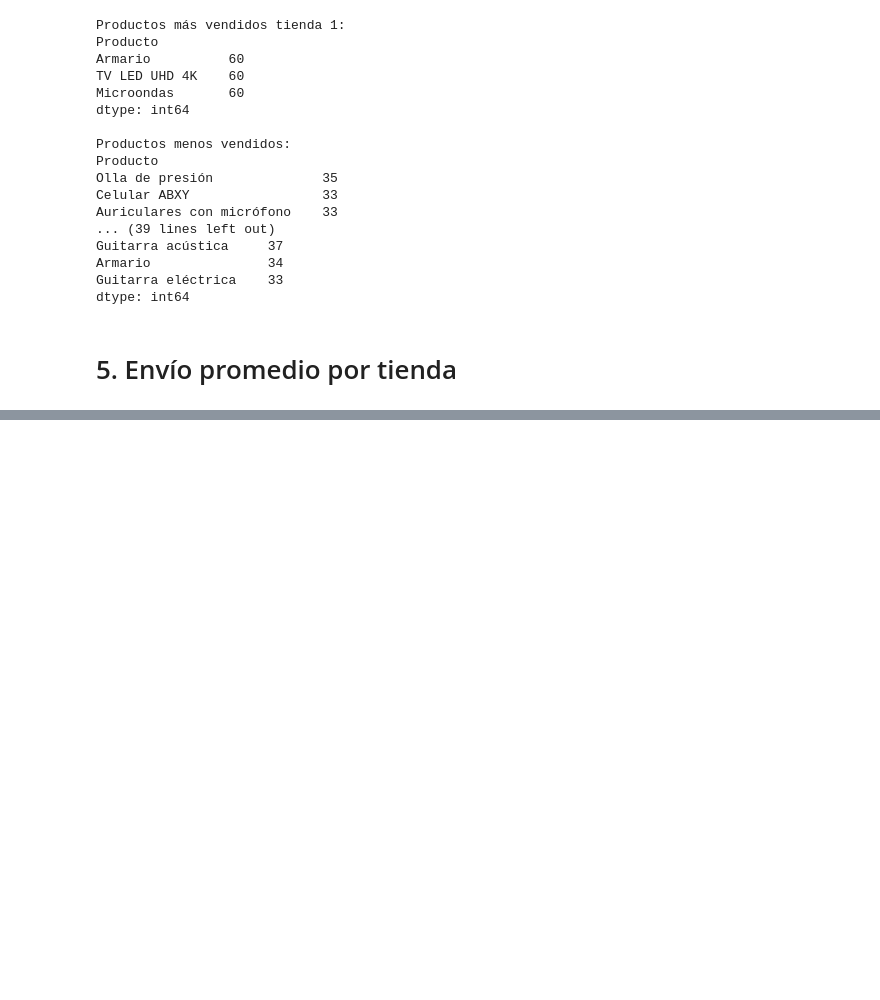
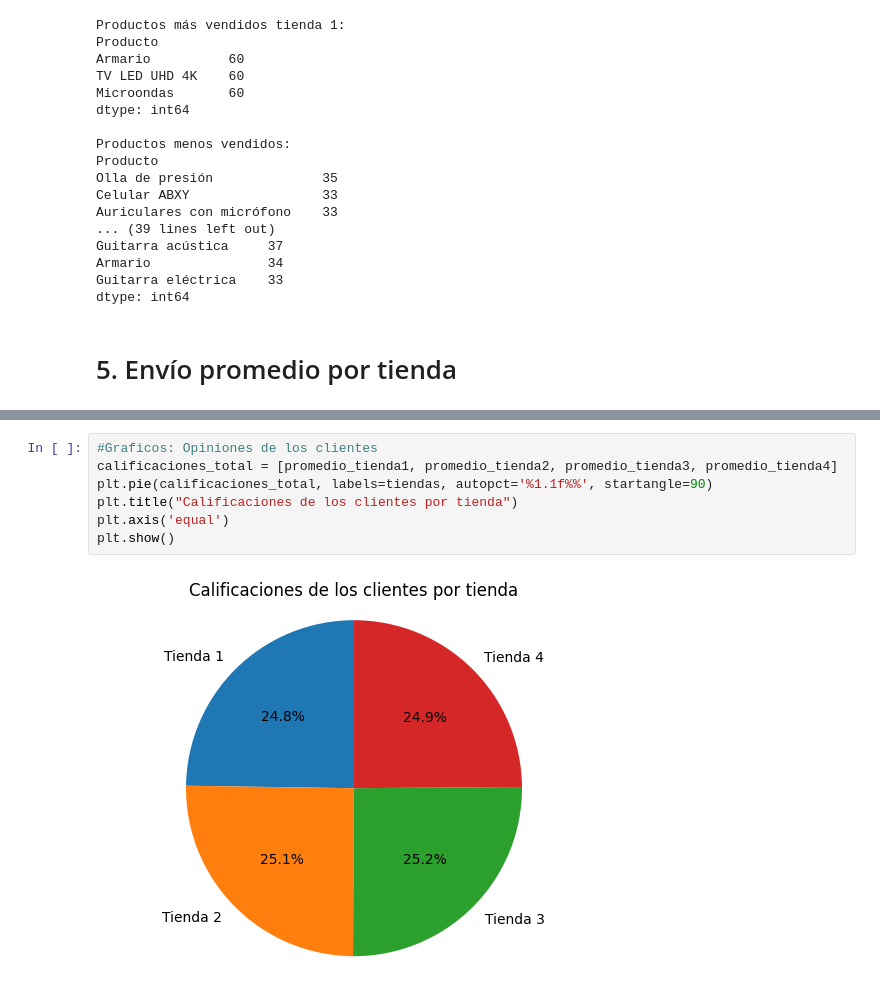
Before and after one commit to AndresCMontejo/Proyecto_Data_Scientist, a Jupyter notebook: AluraStoreLatam.ipynb, the cells around one changed output, grey strips where cells are left out. Drawn from its saved outputs; the diff is of its cells as text; blank space fills up the shorter version.

```diff
--- a/AluraStoreLatam.ipynb
+++ b/AluraStoreLatam.ipynb
@@ -144,0 +186,9 @@ dtype: int64
+# %%
+#Graficos: Opiniones de los clientes
+calificaciones_total = [promedio_tienda1, promedio_tienda2, promedio_tienda3, promedio_tienda4]
+plt.pie(calificaciones_total, labels=tiendas, autopct='%1.1f%%', startangle=90)
+plt.title("Calificaciones de los clientes por tienda")
+plt.axis('equal')
+plt.show()
+# %% [output]
+[figure, added]
```
Also changed, not shown: parts of 2 cells of this notebook.
